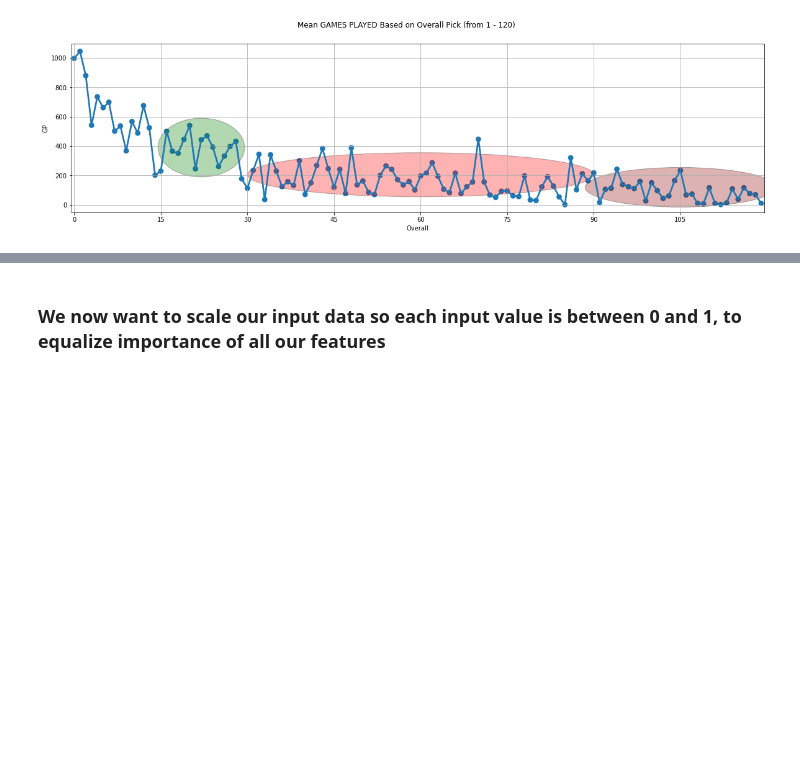
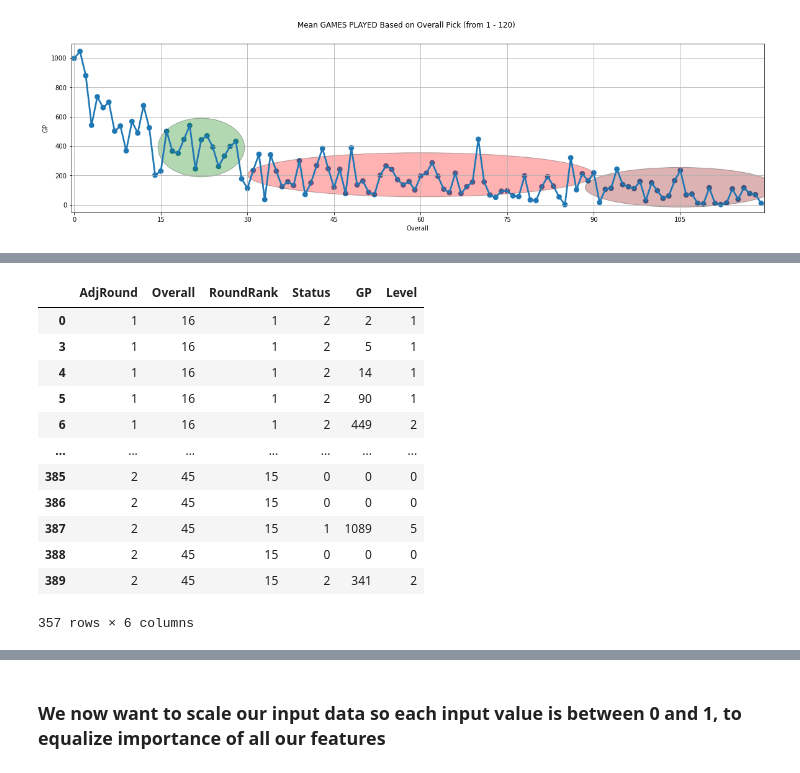
Before and after one commit to minchanhan/CompareNHLDraftPicks, a Jupyter notebook: CompareLow1stHigh2nd.ipynb, the cells around one changed output, grey strips where cells are left out. Saved outputs shown, nothing was run; the diff lists cells and outputs as text; code cells hidden in the pictures; blank space fills up the shorter version.

```diff
--- a/CompareLow1stHigh2nd.ipynb
+++ b/CompareLow1stHigh2nd.ipynb
@@ -579,0 +558,23 @@ Name: GP, dtype: int64
+# %%
+def assignLvl(row):
+    if row.GP >= 1000:
+        return 5
+    if row.GP >= 750:
+        return 4
+    elif row.GP >= 500:
+        return 3
+    elif row.GP >= 250:
+        return 2
+    elif row.GP >= 1:
+        return 1
+    else:
+        return 0
+
+data["Level"] = data.apply(lambda row: assignLvl(row), axis = 1)
+levelseries = data.groupby("Level").size()
+levelseries.name = ""
+#leveldf.reset_index(inplace=True, level=0) (Set name to Count) for alternate table form
+leveldf = levelseries.to_frame()
+level_styler = leveldf.style.set_table_attributes("style='display:inline'")
+print("\nNumber of players by Level: ")
+display_html(level_styler.render(), raw = True)
@@ -579,0 +609,23 @@ Name: GP, dtype: int64
+# %%
+# We've noticed "Age" has no correleation with our results so we will drop that as well
+# This is due to the very, very small range in Age
+# "To" will be dropped as well, because its data has been embedded in "Status" already
+# We knew "Year" wouldn't matter in our analysis, but we kept it there for organization, which is no longer needed now
+
+column_order = ["AdjRound", "Overall", "RoundRank", "Status", "GP", "Level"]
+data = data.reindex(columns=column_order)
+display(data)
+# %% [output]
+|  | AdjRound | Overall | RoundRank | Status | GP | Level |
+| 0 | 1 | 16 | 1 | 2 | 2 | 1 |
+| 3 | 1 | 16 | 1 | 2 | 5 | 1 |
+| 4 | 1 | 16 | 1 | 2 | 14 | 1 |
+| 5 | 1 | 16 | 1 | 2 | 90 | 1 |
+| 6 | 1 | 16 | 1 | 2 | 449 | 2 |
+| ... | ... | ... | ... | ... | ... | ... |
+| 385 | 2 | 45 | 15 | 0 | 0 | 0 |
+| 386 | 2 | 45 | 15 | 0 | 0 | 0 |
+| 387 | 2 | 45 | 15 | 1 | 1089 | 5 |
+| 388 | 2 | 45 | 15 | 0 | 0 | 0 |
+| 389 | 2 | 45 | 15 | 2 | 341 | 2 |
+357 rows × 6 columns
```
Also changed, not shown: parts of 41 cells of this notebook.
